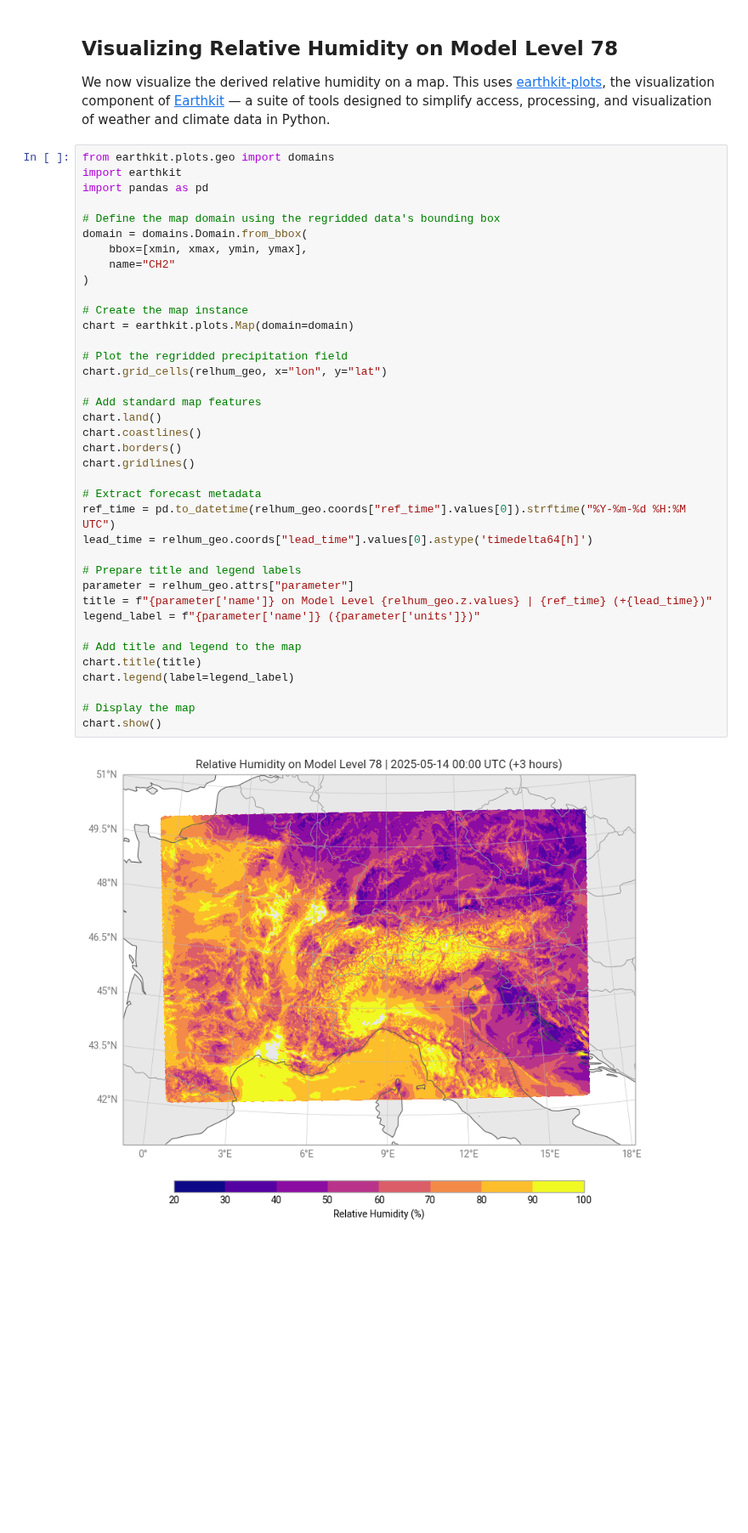
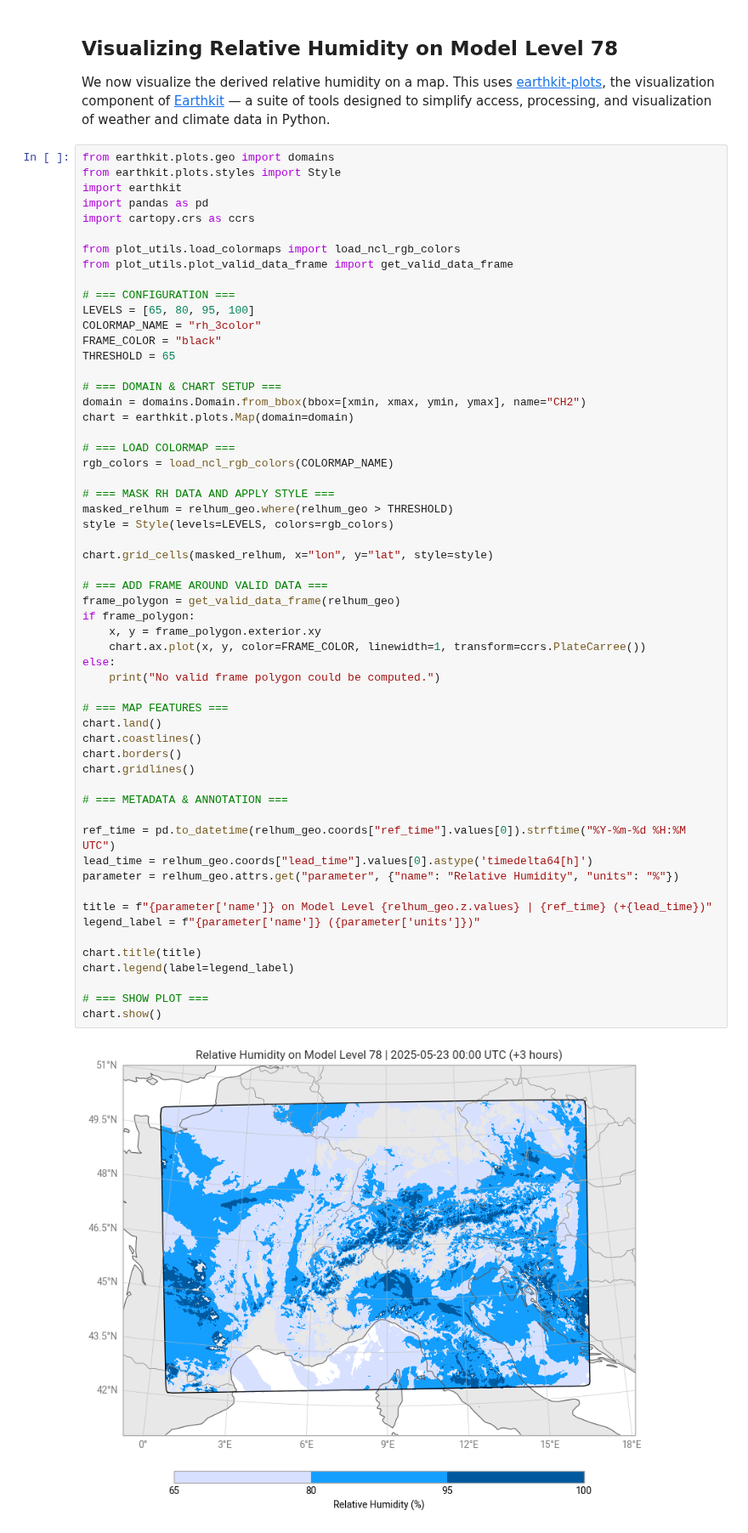
Before and after one commit to MeteoSwiss/opendata-nwp-demos, a Jupyter notebook: 04_calculate_rel_humidity.ipynb, the cells around one changed output. Shown at 85% size. Saved outputs shown, nothing was run; the diff lists cells and outputs as text; blank space fills up the shorter version.

Commit message:
notebook 4 with updated plots

```diff
--- a/04_calculate_rel_humidity.ipynb
+++ b/04_calculate_rel_humidity.ipynb
@@ -197,41 +216,60 @@ relhum_geo = regrid.iconremap(rel_hum_78, destination)
 We now visualize the derived relative humidity on a map. This uses [earthkit-plots](https://earthkit-plots.readthedocs.io/en/latest/examples/guide/01-introduction.html), the visualization component of [Earthkit](https://earthkit.readthedocs.io/en/latest/) — a suite of tools designed to simplify access, processing, and visualization of weather and climate data in Python.
 # %%
 from earthkit.plots.geo import domains
+from earthkit.plots.styles import Style
 import earthkit
 import pandas as pd
+import cartopy.crs as ccrs
 
-# Define the map domain using the regridded data's bounding box
-domain = domains.Domain.from_bbox(
-    bbox=[xmin, xmax, ymin, ymax],
-    name="CH2"
-)
+from plot_utils.load_colormaps import load_ncl_rgb_colors
+from plot_utils.plot_valid_data_frame import get_valid_data_frame
 
-# Create the map instance
+# === CONFIGURATION ===
+LEVELS = [65, 80, 95, 100]
+COLORMAP_NAME = "rh_3color"
+FRAME_COLOR = "black"
+THRESHOLD = 65
+
+# === DOMAIN & CHART SETUP ===
+domain = domains.Domain.from_bbox(bbox=[xmin, xmax, ymin, ymax], name="CH2")
 chart = earthkit.plots.Map(domain=domain)
 
-# Plot the regridded precipitation field
-chart.grid_cells(relhum_geo, x="lon", y="lat")
+# === LOAD COLORMAP ===
+rgb_colors = load_ncl_rgb_colors(COLORMAP_NAME)
 
-# Add standard map features
+# === MASK RH DATA AND APPLY STYLE ===
+masked_relhum = relhum_geo.where(relhum_geo > THRESHOLD)
+style = Style(levels=LEVELS, colors=rgb_colors)
+
+chart.grid_cells(masked_relhum, x="lon", y="lat", style=style)
+
+# === ADD FRAME AROUND VALID DATA ===
+frame_polygon = get_valid_data_frame(relhum_geo)
+if frame_polygon:
+    x, y = frame_polygon.exterior.xy
+    chart.ax.plot(x, y, color=FRAME_COLOR, linewidth=1, transform=ccrs.PlateCarree())
+else:
+    print("No valid frame polygon could be computed.")
+
+# === MAP FEATURES ===
 chart.land()
 chart.coastlines()
 chart.borders()
 chart.gridlines()
 
-# Extract forecast metadata
+# === METADATA & ANNOTATION ===
+
 ref_time = pd.to_datetime(relhum_geo.coords["ref_time"].values[0]).strftime("%Y-%m-%d %H:%M UTC")
 lead_time = relhum_geo.coords["lead_time"].values[0].astype('timedelta64[h]')
+parameter = relhum_geo.attrs.get("parameter", {"name": "Relative Humidity", "units": "%"})
 
-# Prepare title and legend labels
-parameter = relhum_geo.attrs["parameter"]
 title = f"{parameter['name']} on Model Level {relhum_geo.z.values} | {ref_time} (+{lead_time})"
 legend_label = f"{parameter['name']} ({parameter['units']})"
 
-# Add title and legend to the map
 chart.title(title)
 chart.legend(label=legend_label)
 
-# Display the map
+# === SHOW PLOT ===
 chart.show()
 # %% [output]
-[figure, old version]
+[figure, new version]
```
Also changed, not shown: parts of 2 cells of this notebook, 7 other files.
